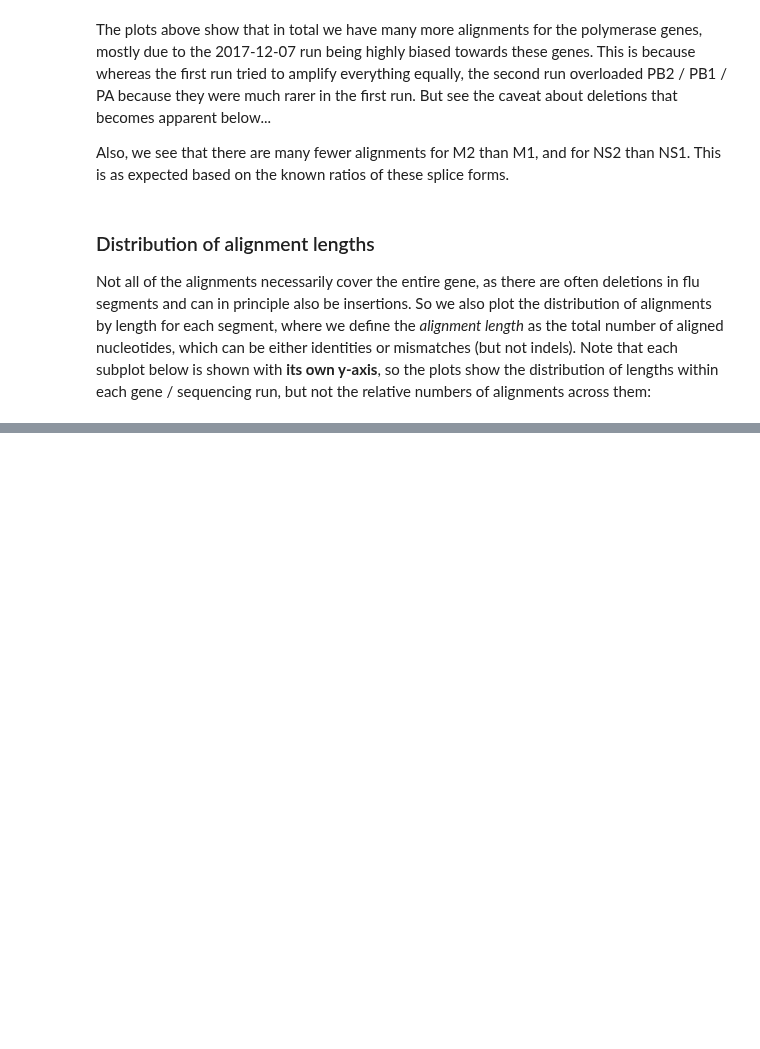
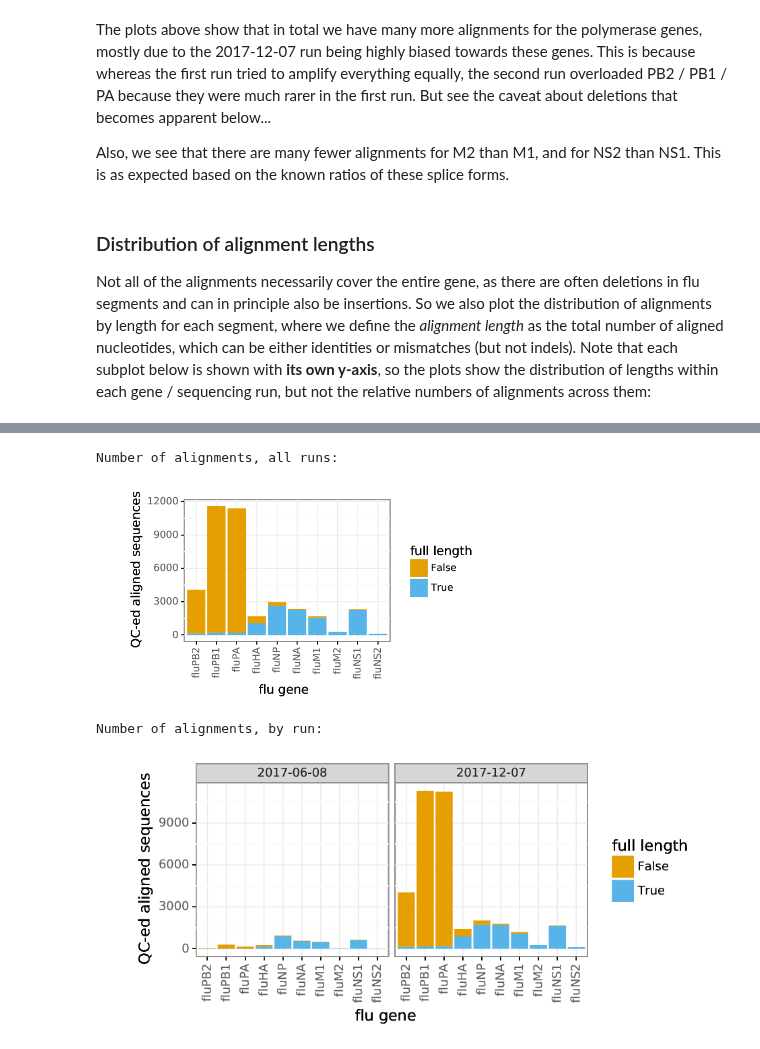
Before and after one commit to jbloomlab/IFNsorted_flu_single_cell, a Jupyter notebook: pacbio_analysis.ipynb, the cells around one changed output, grey strips where cells are left out. Drawn from its saved outputs; the diff is of its cells as text; code cells hidden in the pictures; blank space fills up the shorter version.

```diff
--- a/pacbio_analysis.ipynb
+++ b/pacbio_analysis.ipynb
@@ -666,0 +673,32 @@ For HA, there are also prominent peaks at smaller sizes.
+# %%
+# assign target lengths and near full-length status
+target_lengths = {name:len(seq) for name, seq in targets}
+df_QC = (
+    df_QC
+    .assign(target_length=lambda x: x.gene_aligned_target.map(target_lengths))
+    .assign(full_length=lambda x: (x.target_length <= 20 + x.alignment_length))
+    )
+
+plot_nseqs_full = (
+    ggplot(df_QC, aes('gene_aligned_target')) +
+        geom_bar(aes(fill='full_length')) +
+        theme(axis_text_x=element_text(angle=90, hjust=0.5)) +
+        xlab("flu gene") +
+        ylab("QC-ed aligned sequences") +
+        scale_fill_manual(COLOR_BLIND_PALETTE_GRAY[1 : ],
+                          name='full length')
+    )
+
+# plot total for all runs and by run
+for plottype, facet, n in [
+        ('all_runs', geom_blank(), 1),
+        ('by_run', facet_wrap('~samplename'), len(seqruns))]:
+    print("\nNumber of alignments, {0}:".format(plottype.replace('_', ' ')))
+    nseqs_plot = os.path.join(aligndir, 'nsequences_full_len_{0}.pdf'.format(plottype))
+    (plot_nseqs_full + facet).save(nseqs_plot, height=2.5, width=2 * (n + 0.8))
+    showPDF(nseqs_plot, width=220 * (n + 0.8))
+# %% [output]
+Number of alignments, all runs:
+[figure, added]
+Number of alignments, by run:
+[figure, added]
```
Also changed, not shown: parts of 7 cells of this notebook.
